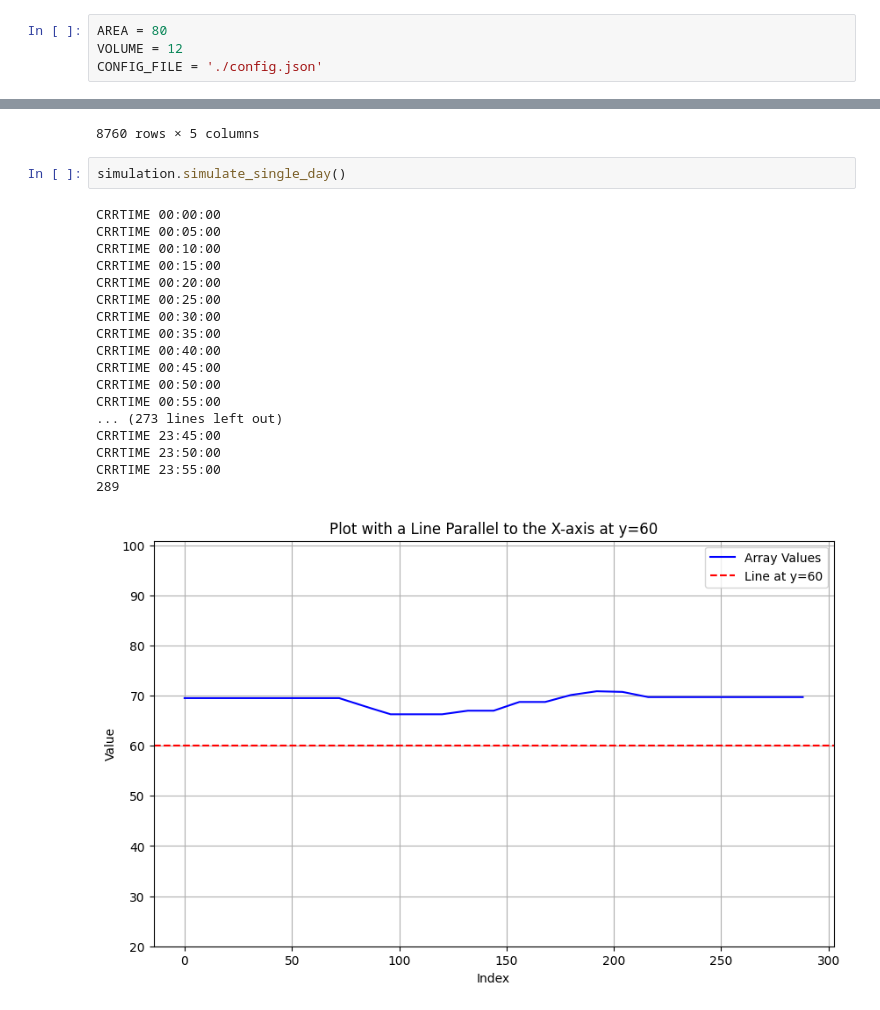
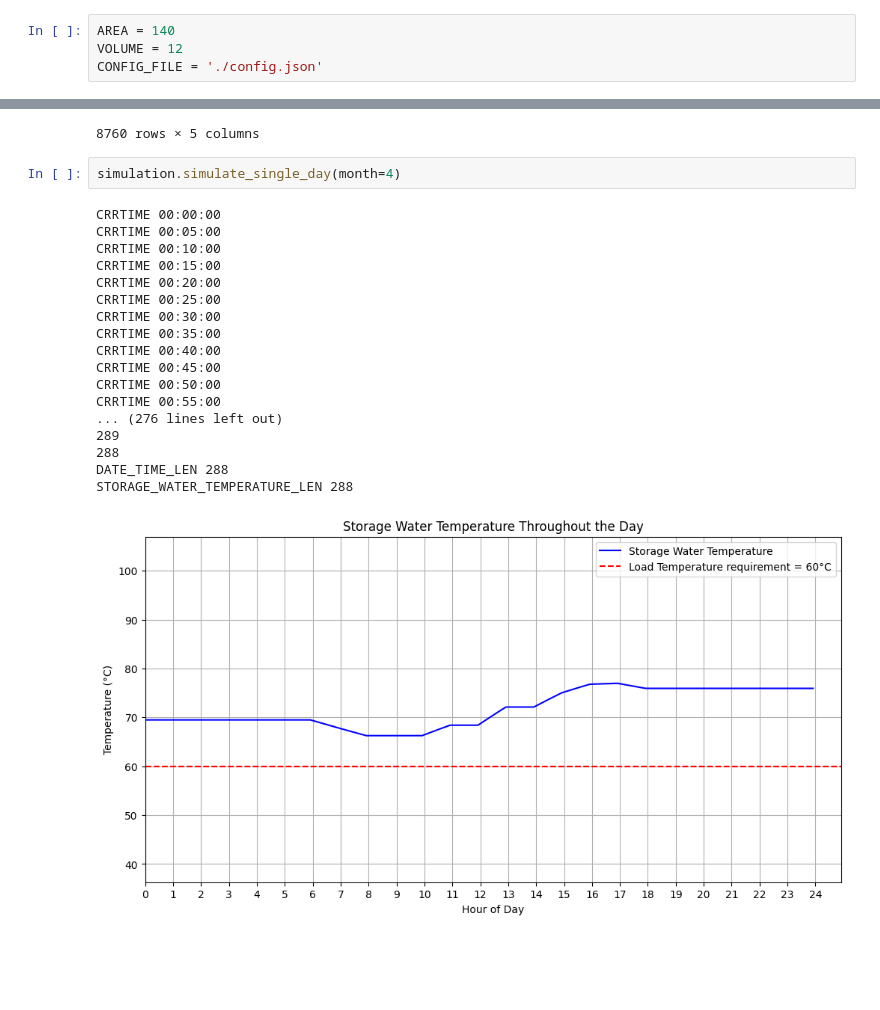
Before and after one commit to yashladd/solar_water_heater, a Jupyter notebook: latest.ipynb, the cells around one changed output, grey strips where cells are left out. Cells and saved outputs as stored; diff of their text form; blank space fills up the shorter version.

Commit message:
improved plotting

```diff
--- a/latest.ipynb
+++ b/latest.ipynb
@@ -1,7 +1,7 @@
 # %%
 from models import *
 # %%
-AREA = 80
+AREA = 140
 VOLUME = 12
 CONFIG_FILE = './config.json'
 # %%
@@ -28,23 +28,23 @@ simulation.environment_conditions
 | 2007-01-01 04:00:00 | 0.00 | 0.00 | 17.86 | 2.43 | 0 |
 8760 rows × 5 columns
 # %%
-simulation.simulate_single_day()
+simulation.simulate_single_day(month=4)
 # %% [output]
 CRRTIME 00:00:00
 CRRTIME 00:05:00
 CRRTIME 00:10:00
 CRRTIME 00:15:00
 CRRTIME 00:20:00
 CRRTIME 00:25:00
 CRRTIME 00:30:00
 CRRTIME 00:35:00
 CRRTIME 00:40:00
 CRRTIME 00:45:00
 CRRTIME 00:50:00
 CRRTIME 00:55:00
-... (273 lines left out)
-CRRTIME 23:45:00
-CRRTIME 23:50:00
-CRRTIME 23:55:00
+... (276 lines left out)
 289
+288
+DATE_TIME_LEN 288
+STORAGE_WATER_TEMPERATURE_LEN 288
-[figure, old version]
+[figure, new version]
```
Also changed, not shown: parts of 2 cells of this notebook, 2 other files.
